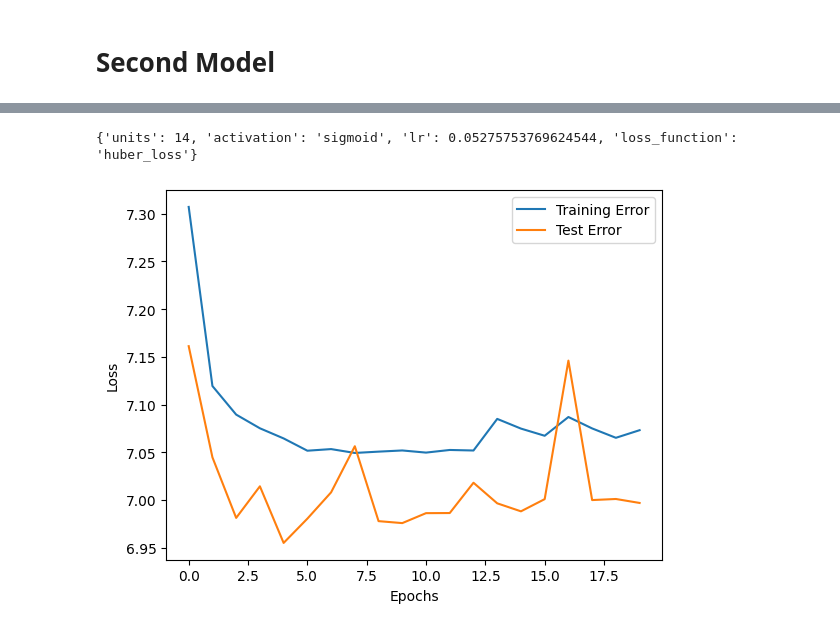
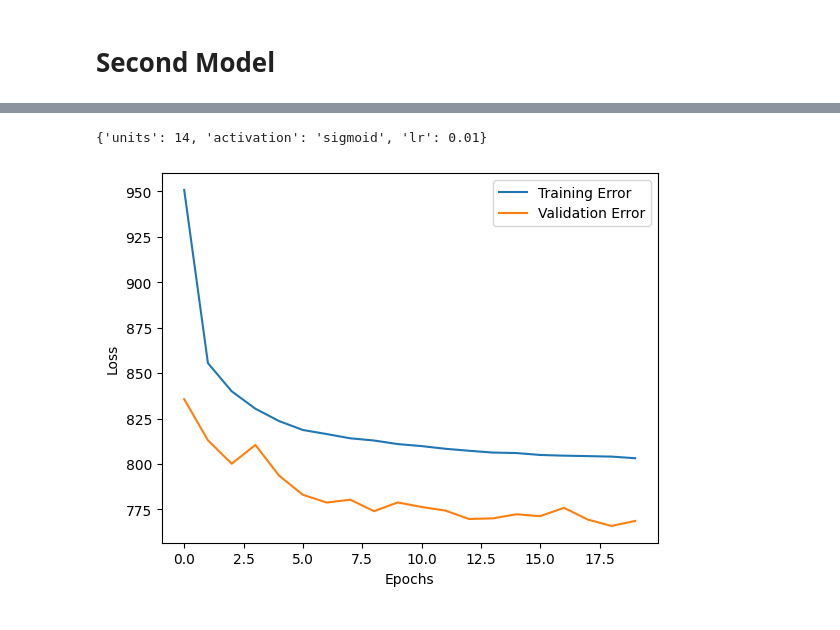
Before and after one commit to Preellis/151A-Nursing-Homes, a Jupyter notebook: main.ipynb, the cells around one changed output, grey strips where cells are left out. Cells and saved outputs as stored; diff of their text form; code cells hidden in the pictures.

```diff
--- a/main.ipynb
+++ b/main.ipynb
@@ -269,5 +309,6 @@ scaler = MinMaxScaler()
 X = pd.DataFrame(scaler.fit_transform(sample_data),columns=sample_data.columns)
 y = sample_target
 X_train, X_test, y_train, y_test = train_test_split(X, y, test_size=0.2, random_state=21)
+X_train, X_val, y_train, y_val = train_test_split(X_train, y_train, test_size=0.25, random_state=21)
 # %%
 print(len(X_train))
@@ -322,42 +342,29 @@ Successfully installed keras-tuner-1.4.7 kt-legacy-1.0.5
 # %%
-from tensorflow import keras
-from tensorflow.keras.models import Sequential
-from tensorflow.keras import layers
-from tensorflow.keras.optimizers import Adam
-from keras_tuner.tuners import RandomSearch
-import numpy as np
-import matplotlib.pyplot as plt
-
 def create_model(hp):
     model = Sequential()
-    model.add(layers.Flatten())
     for i in range(2):
       model.add(
-          layers.Dense(
-              units=hp.Choice("units", values=[7,14,28]),
+          Dense(
+              units=hp.Choice('units', values=[7,14,28]),
               activation = hp.Choice('activation', values=['relu', 'sigmoid', 'tanh']),
           )
       )
-    model.add(layers.Dense(1, activation='linear'))
-    learning_rate = hp.Float("lr", min_value=1e-3, max_value=1e-1, sampling="log")
-    loss_function = hp.Choice('loss_function', values=['mse', 'mae', 'huber_loss'])
+    model.add(Dense(1, activation='linear'))
+    learning_rate = hp.Float('lr', min_value=1e-3, max_value=1e-1, sampling='log', step = 10)
     model.compile(
         optimizer=keras.optimizers.Adam(learning_rate=learning_rate),
-        loss = loss_function,
-        metrics=['mse'])
+        loss = 'mse'
+    )
     return model
 
 tuner = RandomSearch(
   hypermodel=create_model,
   objective='val_loss',
-  max_trials = 81,
+  max_trials = 27,
   seed=0,
-  executions_per_trial=2,
-  overwrite=True,
+  executions_per_trial=1,
+  overwrite=False, #True
   directory='model2_tuner_dir',
-  project_name='model2')
-train_tune_X, val_tune_X, train_tune_Y, val_tune_Y = train_test_split(tuning_X, tuning_Y, test_size=0.2, random_state=21)
-tuner.search(train_tune_X, train_tune_Y, epochs = 20, batch_size = 100, validation_data = (val_tune_X, val_tune_Y))
-best_hps = tuner.get_best_hyperparameters(num_trials=1)[0]
-best_model = create_model(best_hps)
-history = best_model.fit(X_train, y_train, epochs=20, batch_size=100, validation_data=(X_test, y_test))
+  project_name='model2'
+)
+tuner.search(X_train, y_train, epochs = 20, batch_size = 100, validation_data = (X_val, y_val))
@@ -363,0 +377,4 @@ history = best_model.fit(X_train, y_train, epochs=20, batch_size=100, validation
+# %%
+best_hps = tuner.get_best_hyperparameters(num_trials=1)[0]
+best_model = create_model(best_hps)
+history = best_model.fit(X_train, y_train, epochs=20, batch_size=100, validation_data=(X_val, y_val))
@@ -364,13 +399,13 @@ history = best_model.fit(X_train, y_train, epochs=20, batch_size=100, validation
 # %%
 print(best_hps.values)
 # %% [output]
-{'units': 14, 'activation': 'sigmoid', 'lr': 0.05275753769624544, 'loss_function': 'huber_loss'}
+{'units': 14, 'activation': 'sigmoid', 'lr': 0.01}
 # %%
 plt.plot(history.history['loss'], label='Training Error')
-plt.plot(history.history['val_loss'], label='Test Error')
+plt.plot(history.history['val_loss'], label='Validation Error')
 plt.xlabel('Epochs')
 plt.ylabel('Loss')
 plt.legend()
 plt.show()
 # %% [output]
-[figure, old version]
+[figure, new version]
```
Also changed, not shown: parts of 18 cells of this notebook.
